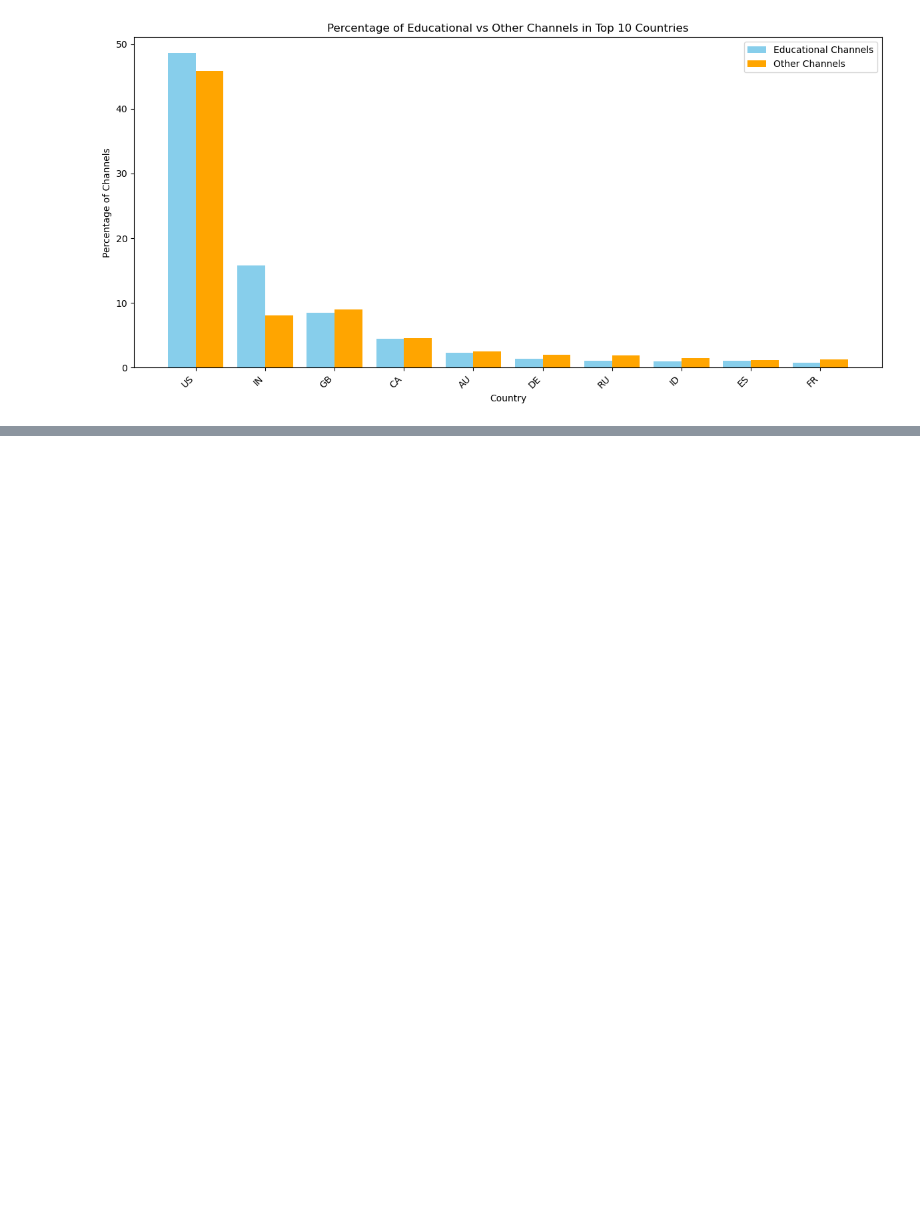
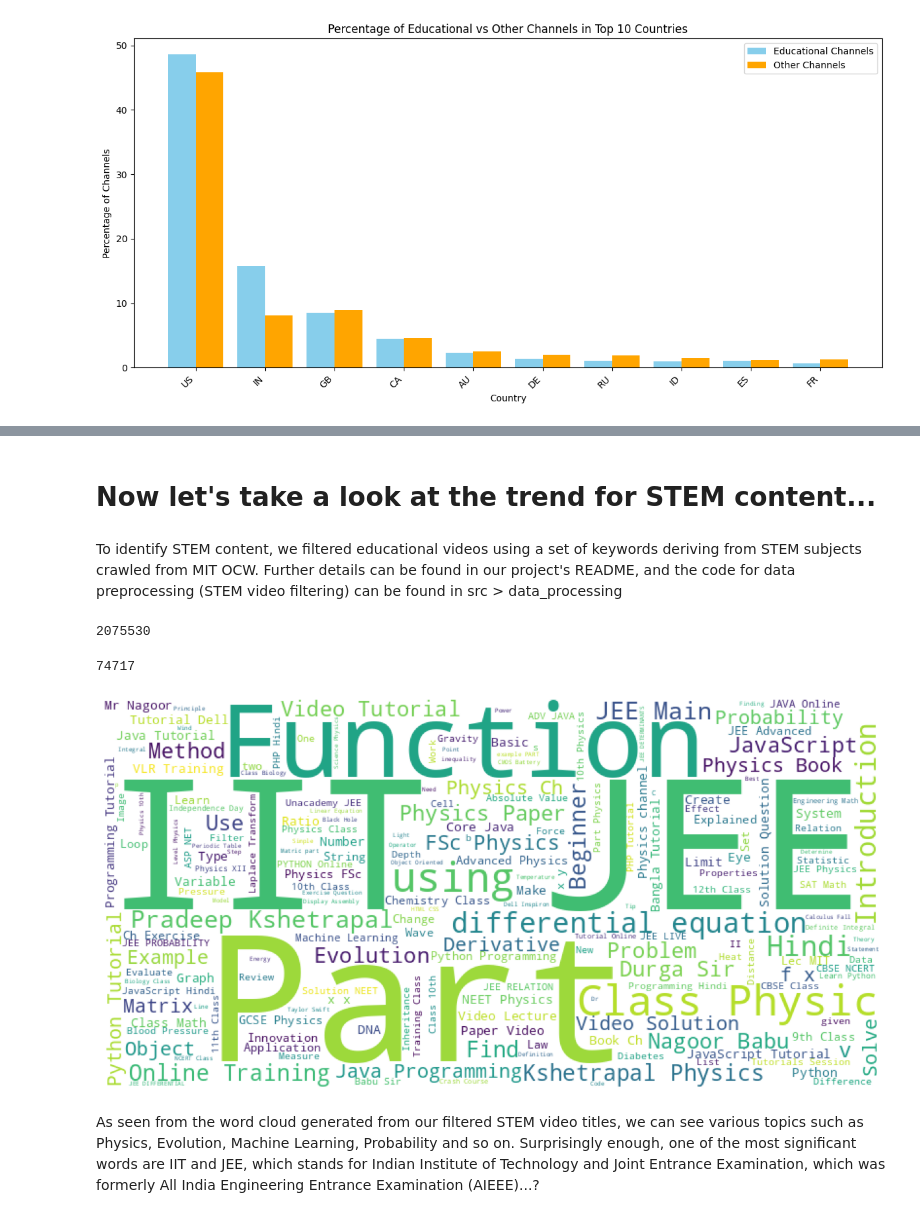
Before and after one commit to epfl-ada/ada-2024-project-adacadabra2048, a Jupyter notebook: result.ipynb, the cells around one changed output, grey strips where cells are left out. Drawn from its saved outputs; the diff is of its cells as text; code cells hidden in the pictures; blank space fills up the shorter version.

```diff
--- a/result.ipynb
+++ b/result.ipynb
@@ -674,0 +127,33 @@ From the bar chart, we can observe a dominance of positive and neutral comments,
+# %% [markdown]
+# Now let's take a look at the trend for STEM content...
+# %% [markdown]
+To identify STEM content, we filtered educational videos using a set of keywords deriving from STEM subjects crawled from MIT OCW. Further details can be found in our project's README, and the code for data preprocessing (STEM video filtering) can be found in src > data_processing
+# %%
+# Load total edu video and STEM video data
+df_videos = pd.read_csv('videos/videos_edu_with_country_nonan.csv')
+df_stem_videos = pd.read_csv('videos/videos_stem.csv')
+# %%
+len(df_videos)
+# %% [output]
+2075530
+# %%
+len(df_stem_videos)
+# %% [output]
+74717
+# %%
+# Combine all titles into a single string
+text = " ".join(title for title in df_stem_videos['title'])
+
+# Create a WordCloud object
+wordcloud = WordCloud(width=800, height=400, background_color='white', stopwords=STOPWORDS).generate(text)
+
+# Display the generated image:
+plt.figure(figsize=(12, 8), facecolor=None)
+plt.imshow(wordcloud)
+plt.axis("off")
+plt.tight_layout(pad=0)
+plt.show()
+# %% [output]
+[figure, added]
+# %% [markdown]
+As seen from the word cloud generated from our filtered STEM video titles, we can see various topics such as Physics, Evolution, Machine Learning, Probability and so on. Surprisingly enough, one of the most significant words are IIT and JEE, which stands for Indian Institute of Technology and Joint Entrance Examination, which was formerly All India Engineering Entrance Examination (AIEEE)...?
```
Also changed, not shown: parts of 141 cells of this notebook, 1 other file.
